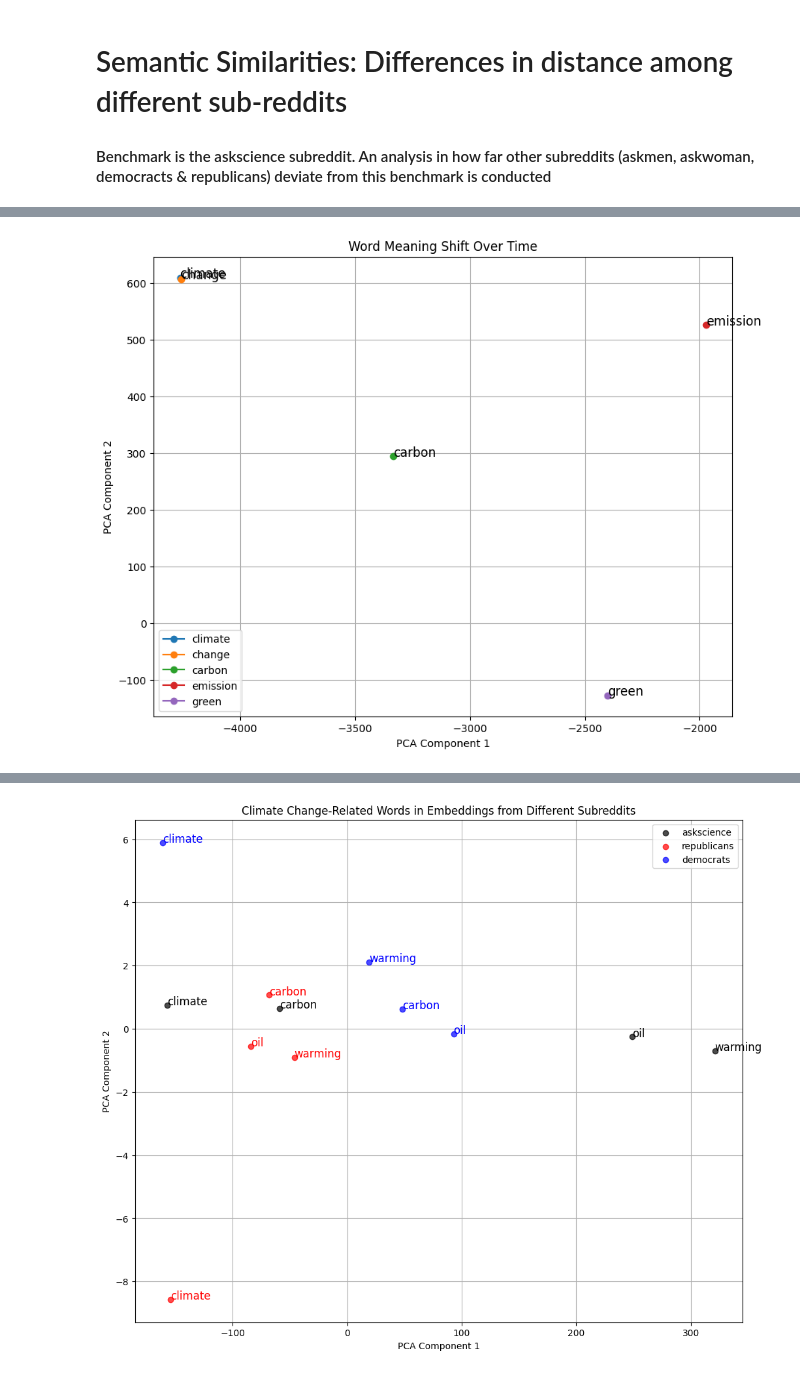
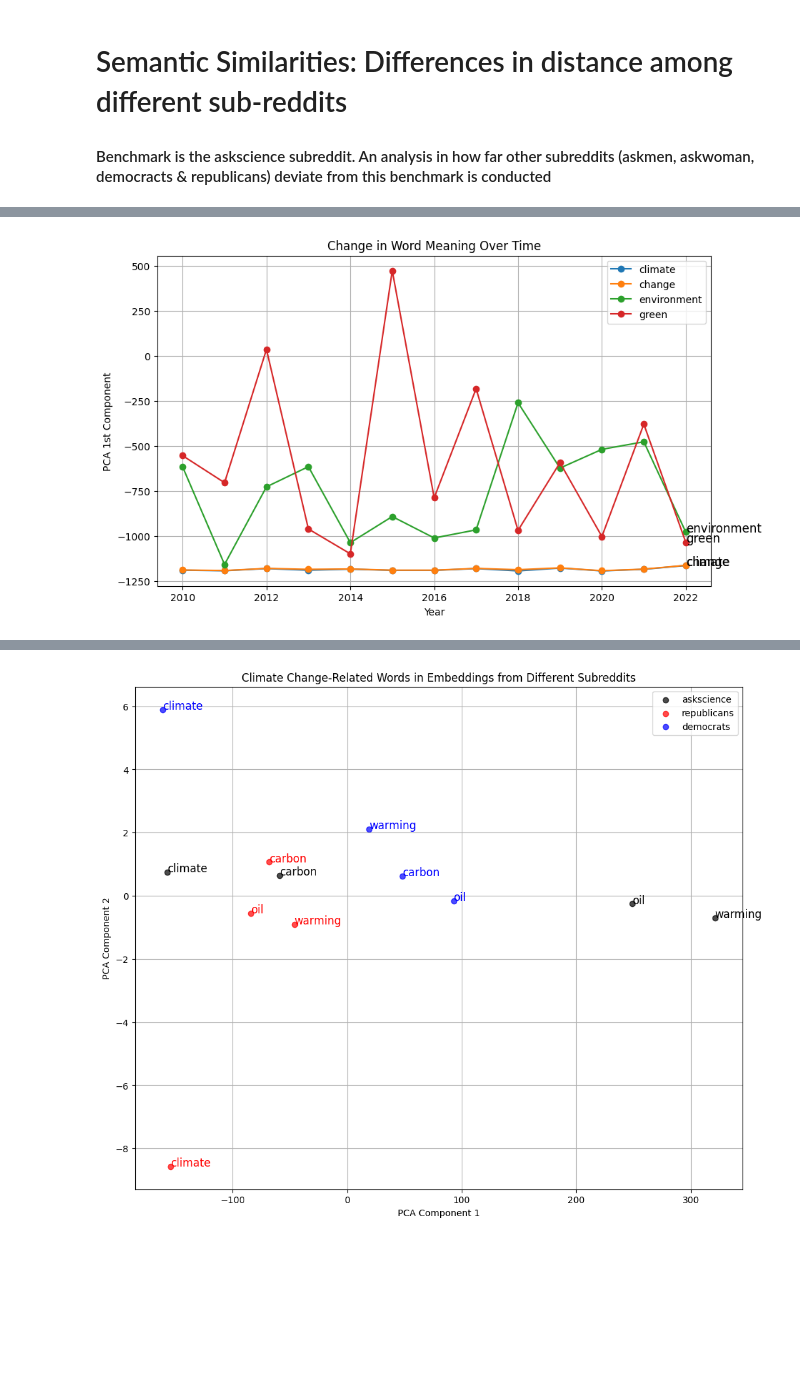
Before and after one commit to tobiaswtzl/dlss-project24, a Jupyter notebook: code/2. Deep Learning Model/SemSim_subreddits.ipynb, the cells around one changed output, grey strips where cells are left out. Drawn from its saved outputs; the diff is of its cells as text; code cells hidden in the pictures; blank space fills up the shorter version.

```diff
--- a/code/2. Deep Learning Model/SemSim_subreddits.ipynb
+++ b/code/2. Deep Learning Model/SemSim_subreddits.ipynb
@@ -12,51 +82,52 @@ import umap
 # %%
-
-
 # Step 1: Load the embeddings
 years = list(range(2010, 2023))
 embeddings = {}
-
 for year in years:
-    embeddings[year] = pd.read_csv(f'/Users/fabianmahner/dlss-project24/output/embeddings/embeddings_CBOW_posts_{year}.csv')
+    embeddings[year] = pd.read_csv(f'/Users/fabianmahner/dlss-project24/output/embeddings/yearly_embeddings/embeddings_CBOW_posts_{year}.csv')
 
 # Step 2: Align the words (ensure all embeddings have the same words)
 words = set(embeddings[years[0]]['word'])
 for year in years[1:]:
     words &= set(embeddings[year]['word'])
 
 words = list(words)  # list of common words across all years
 
 # Step 3: Concatenate the embeddings for each word across all years
 all_embeddings = []
 
 for year in years:
     df = embeddings[year]
     df = df[df['word'].isin(words)]
     all_embeddings.append(df.set_index('word').loc[words].values)
 
-all_embeddings = np.concatenate(all_embeddings, axis=1)
+all_embeddings = np.stack(all_embeddings, axis=0)  # Shape: (num_years, num_words, embedding_dim)
 
-# Step 4: Apply PCA
-pca = PCA(n_components=2)
-pca_result = pca.fit_transform(all_embeddings)
+# Step 4: Apply PCA to reduce to 1 dimension
+# Reshape to (num_years * num_words, embedding_dim) before PCA
+all_embeddings_reshaped = all_embeddings.reshape(len(years) * len(words), -1)
+pca = PCA(n_components=1)
+pca_result = pca.fit_transform(all_embeddings_reshaped)
 
-# Step 5: Visualize the results for a few selected words
-selected_words = ['climate', 'change', 'carbon', 'emission', 'green']  # example words
+# Reshape back to (num_years, num_words) after PCA
+pca_result = pca_result.reshape(len(years), len(words))
+pca_result_with_zeros = np.zeros_like(pca_result)
+# Step 5: Visualize the change over time for selected words
+selected_words = ['climate', 'change', 'environment', 'green']
 
-plt.figure(figsize=(10, 8))
+plt.figure(figsize=(10, 6))
 
 for word in selected_words:
     index = words.index(word)
-    x = pca_result[index, 0::2]
-    y = pca_result[index, 1::2]
-    plt.plot(x, y, marker='o', label=word)
-    plt.text(x[-1], y[-1], word, fontsize=12)
+    y = pca_result[:, index]
+    plt.plot(years, y, marker='o', label=word)
+    plt.text(years[-1], y[-1], word, fontsize=12)
 
-plt.xlabel('PCA Component 1')
-plt.ylabel('PCA Component 2')
-plt.title('Word Meaning Shift Over Time')
+plt.xlabel('Year')
+plt.ylabel('PCA 1st Component')
+plt.title('Change in Word Meaning Over Time')
 plt.legend()
 plt.grid(True)
 plt.show()
 # %% [output]
-[figure, old version]
+[figure, new version]
```
Also changed, not shown: parts of 6 cells of this notebook.
